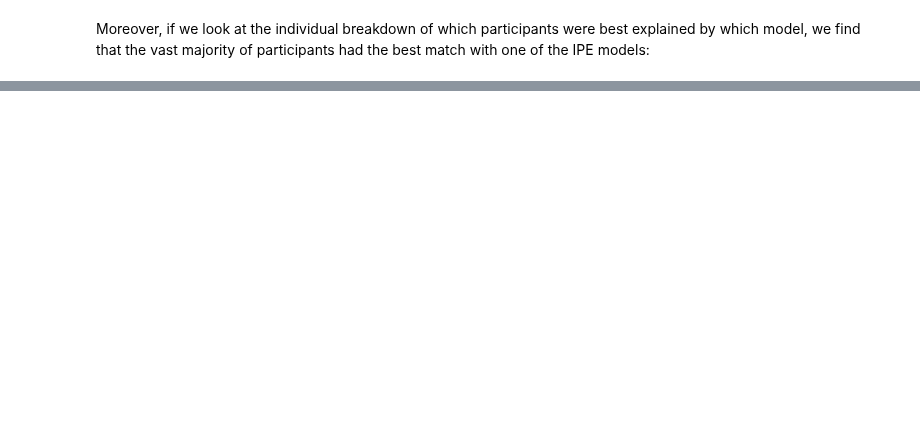
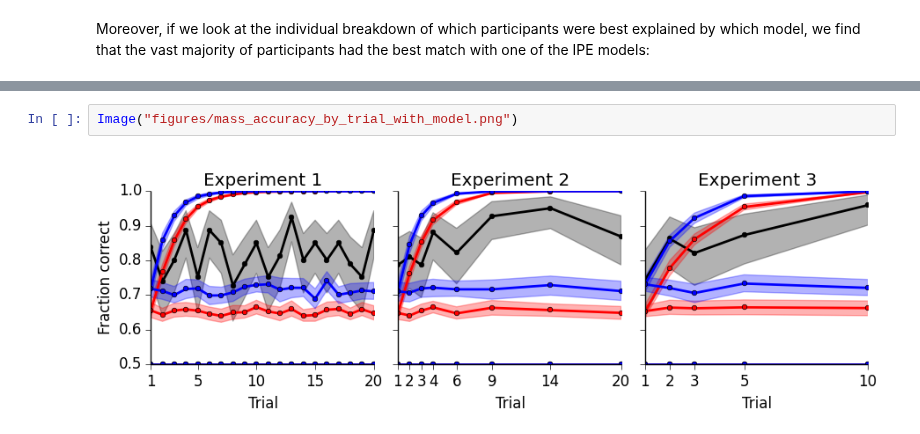
Before and after one commit to berkeley-cocosci/mass-inference, a Jupyter notebook: analysis/mass-inference.ipynb, the cells around one changed output, grey strips where cells are left out. Drawn from its saved outputs; the diff is of its cells as text; blank space fills up the shorter version.

```diff
--- a/analysis/mass-inference.ipynb
+++ b/analysis/mass-inference.ipynb
@@ -228,0 +326,4 @@ ranks.groupby('version').apply(lambda x: x.groupby('rank').get_group(0).groupby(
+# %%
+Image("figures/mass_accuracy_by_trial_with_model.png")
+# %% [output]
+[figure, added]
```
Also changed, not shown: parts of 38 cells of this notebook.
